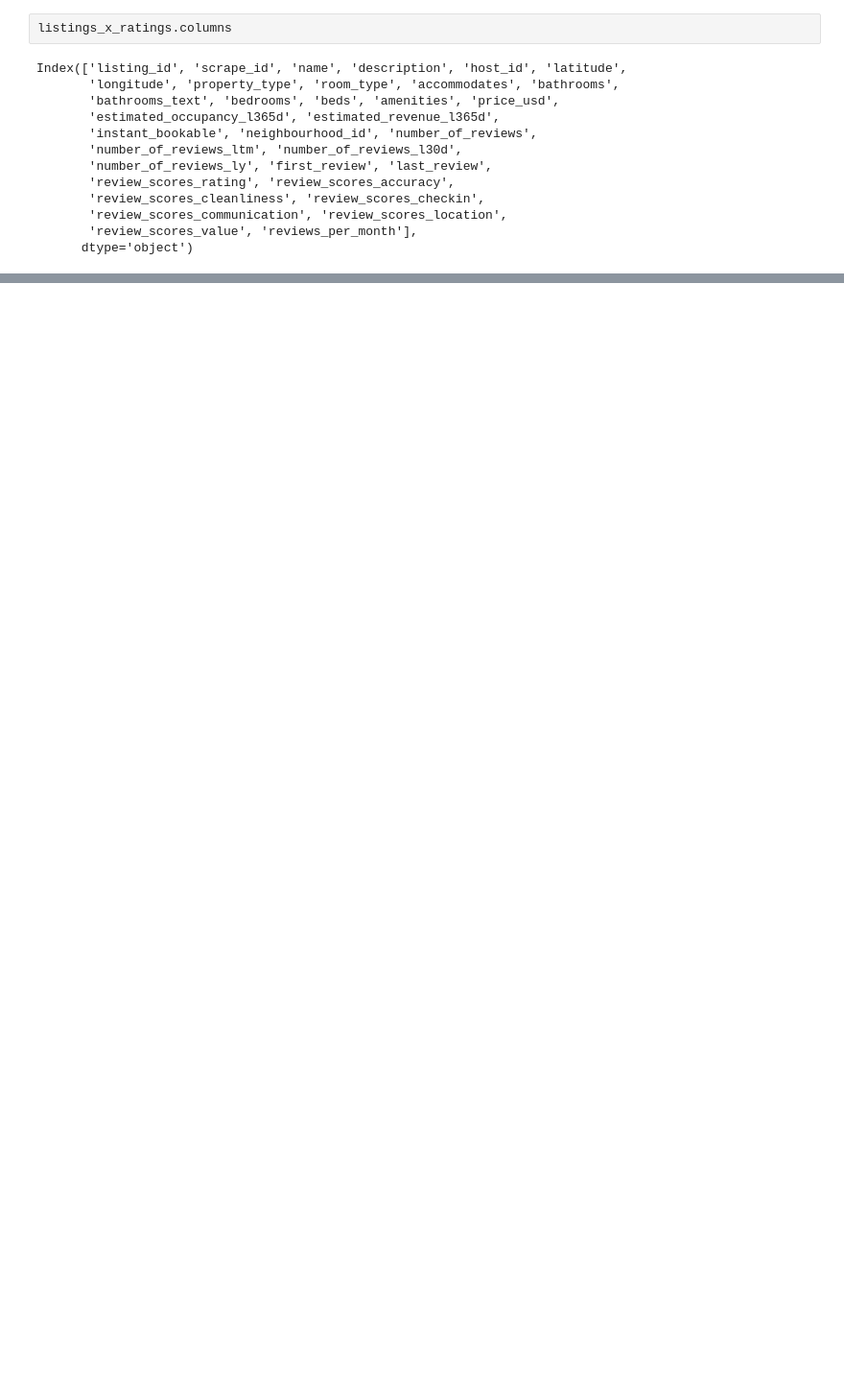
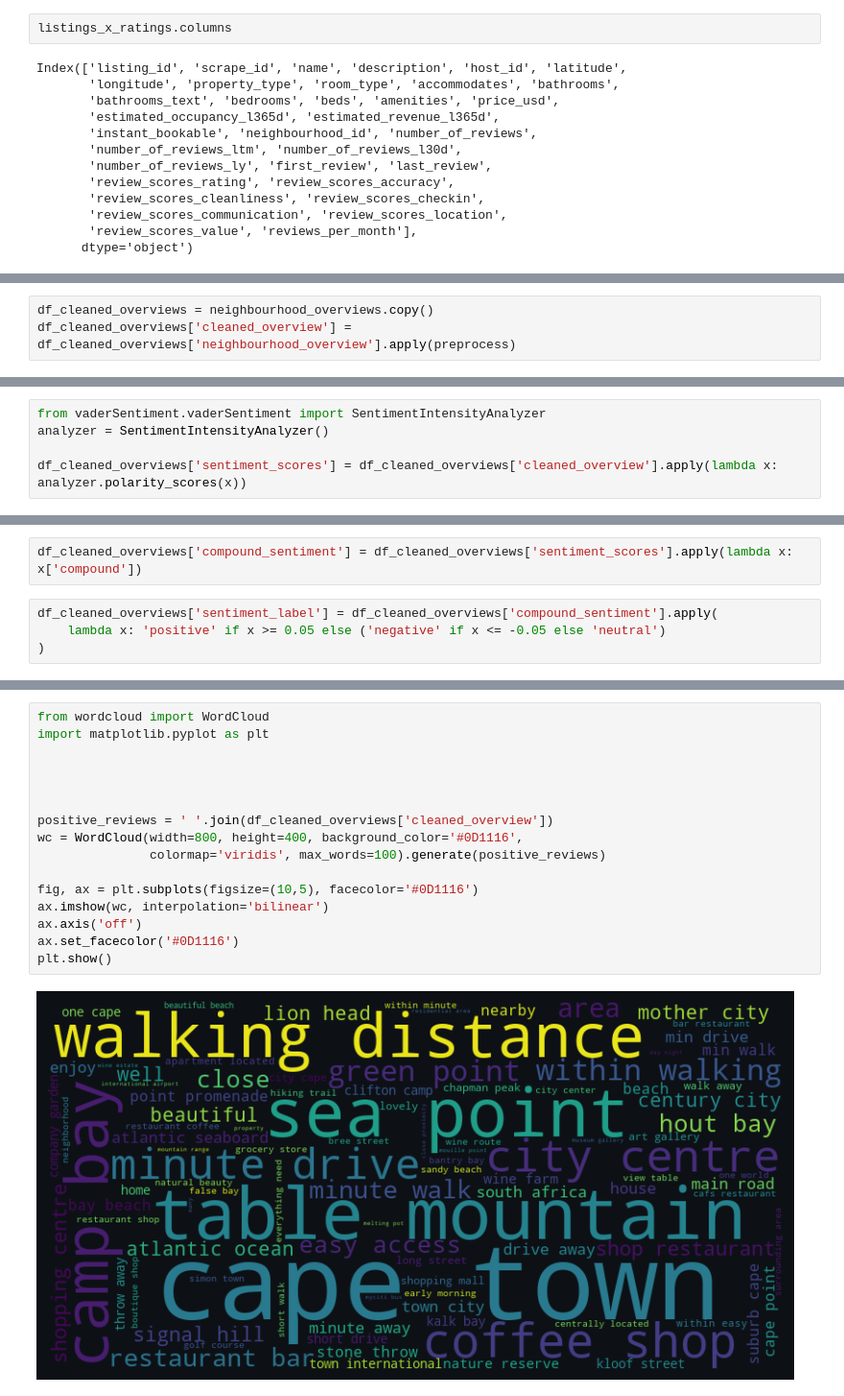
Before and after one commit to xuzmocode4-325/airbnb-dash, a Jupyter notebook: dashboard-visuals.ipynb, the cells around one changed output, grey strips where cells are left out. Shown at 96% size. Saved outputs shown, nothing was run; the diff lists cells and outputs as text; blank space fills up the shorter version.

Commit message:
add sentiment analysis

```diff
--- a/dashboard-visuals.ipynb
+++ b/dashboard-visuals.ipynb
@@ -350,0 +514,3 @@ fig = px.treemap(
+# %%
+df_cleaned_overviews = neighbourhood_overviews.copy()
+df_cleaned_overviews['cleaned_overview'] = df_cleaned_overviews['neighbourhood_overview'].apply(preprocess)
@@ -350,0 +526,5 @@ fig = px.treemap(
+# %%
+from vaderSentiment.vaderSentiment import SentimentIntensityAnalyzer
+analyzer = SentimentIntensityAnalyzer()
+
+df_cleaned_overviews['sentiment_scores'] = df_cleaned_overviews['cleaned_overview'].apply(lambda x: analyzer.polarity_scores(x))
@@ -350,0 +540,6 @@ fig = px.treemap(
+# %%
+df_cleaned_overviews['compound_sentiment'] = df_cleaned_overviews['sentiment_scores'].apply(lambda x: x['compound'])
+# %%
+df_cleaned_overviews['sentiment_label'] = df_cleaned_overviews['compound_sentiment'].apply(
+    lambda x: 'positive' if x >= 0.05 else ('negative' if x <= -0.05 else 'neutral')
+)
@@ -350,0 +555,18 @@ fig = px.treemap(
+# %%
+from wordcloud import WordCloud
+import matplotlib.pyplot as plt
+
+
+
+
+positive_reviews = ' '.join(df_cleaned_overviews['cleaned_overview'])
+wc = WordCloud(width=800, height=400, background_color='#0D1116',
+               colormap='viridis', max_words=100).generate(positive_reviews)
+
+fig, ax = plt.subplots(figsize=(10,5), facecolor='#0D1116')
+ax.imshow(wc, interpolation='bilinear')
+ax.axis('off')
+ax.set_facecolor('#0D1116')
+plt.show()
+# %% [output]
+[figure, added]
```
Also changed, not shown: parts of 21 cells of this notebook, 21 other files.
